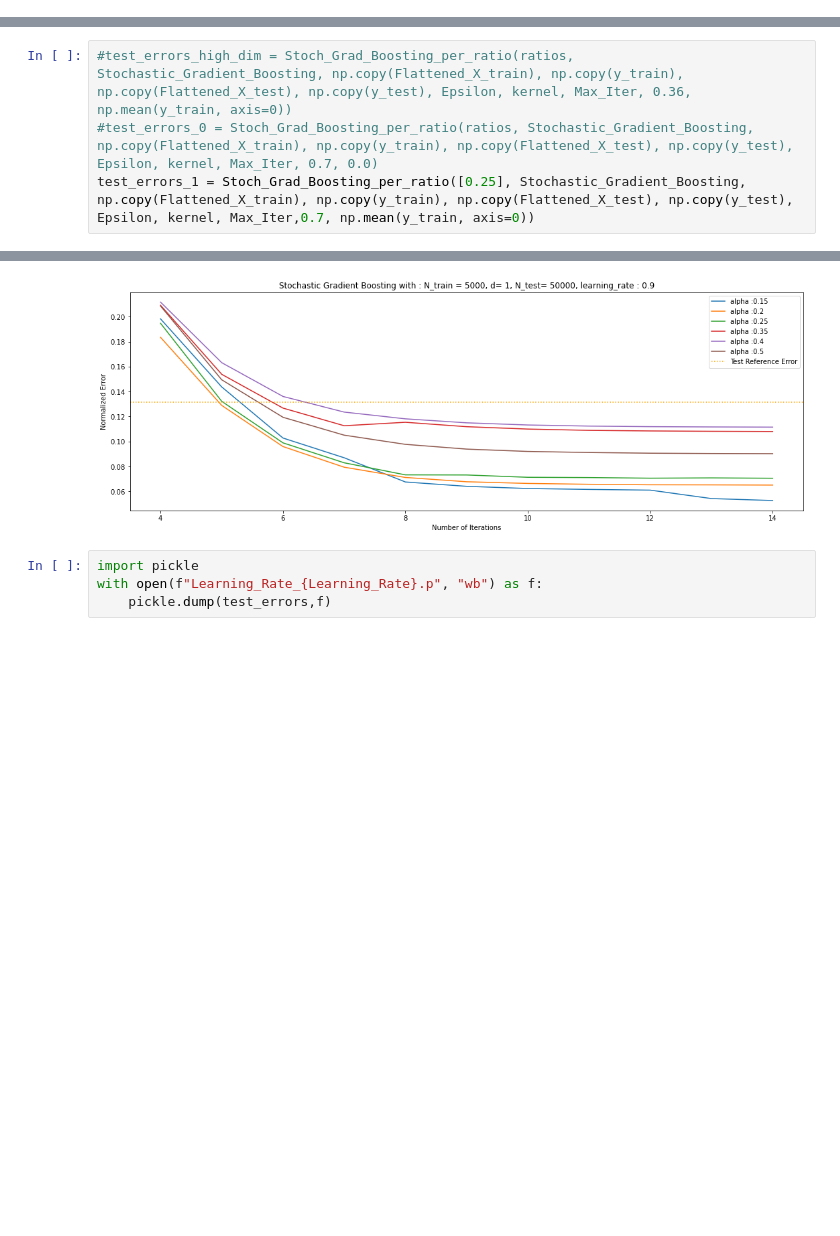
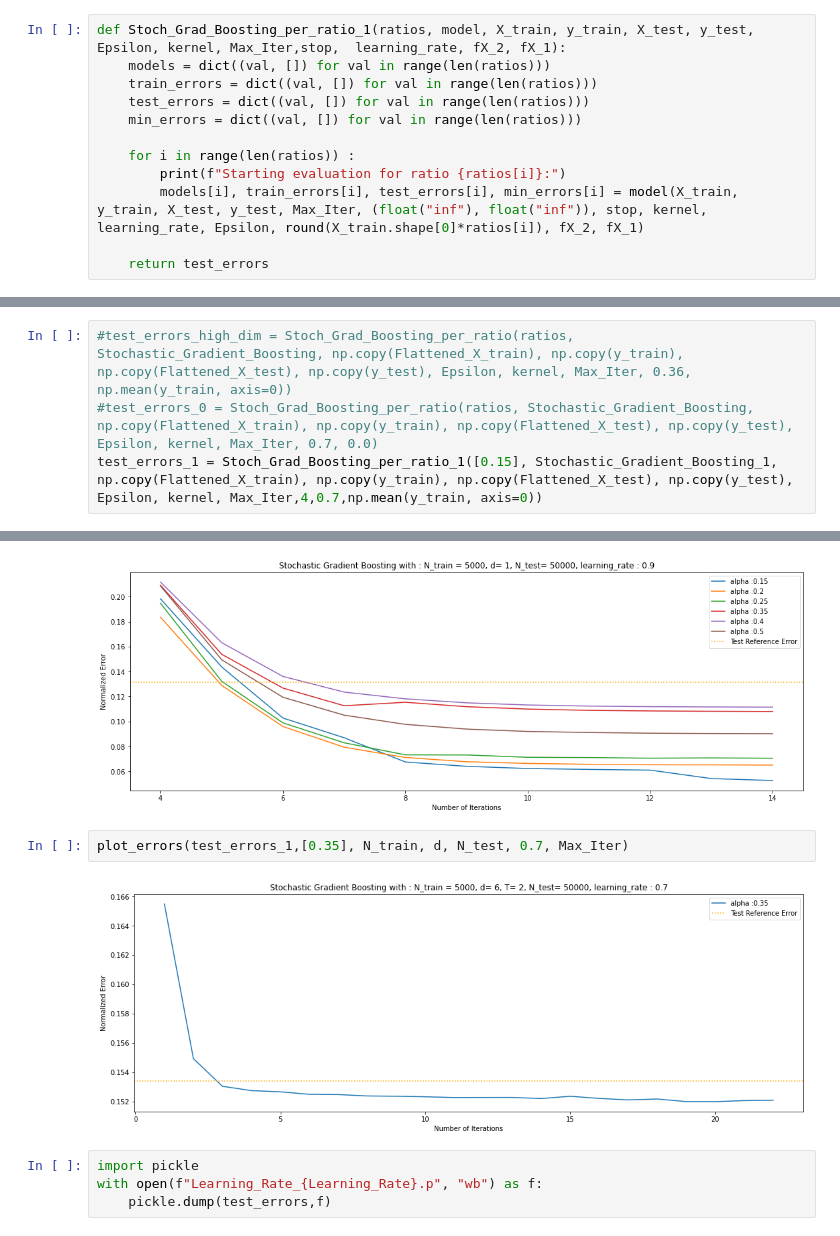
Before and after one commit to tlpss/ML-Project2, a Jupyter notebook: notebooks/#0008_Ensemble_Stochastic_Gradient_Boosting.ipynb, the cells around one changed output, grey strips where cells are left out. Cells and saved outputs as stored; diff of their text form; blank space fills up the shorter version.

```diff
--- a/notebooks/#0008_Ensemble_Stochastic_Gradient_Boosting.ipynb
+++ b/notebooks/#0008_Ensemble_Stochastic_Gradient_Boosting.ipynb
@@ -161 +247,13 @@ def Stochastic_Gradient_Boosting(X_train, y_train, X_test, y_test, Max_Iter, min
+# %%
+def Stoch_Grad_Boosting_per_ratio_1(ratios, model, X_train, y_train, X_test, y_test, Epsilon, kernel, Max_Iter,stop,  learning_rate, fX_2, fX_1):
+    models = dict((val, []) for val in range(len(ratios)))
+    train_errors = dict((val, []) for val in range(len(ratios)))
+    test_errors = dict((val, []) for val in range(len(ratios)))
+    min_errors = dict((val, []) for val in range(len(ratios)))
+
+    for i in range(len(ratios)) :
+        print(f"Starting evaluation for ratio {ratios[i]}:")
+        models[i], train_errors[i], test_errors[i], min_errors[i] = model(X_train, y_train, X_test, y_test, Max_Iter, (float("inf"), float("inf")), stop, kernel, learning_rate, Epsilon, round(X_train.shape[0]*ratios[i]), fX_2, fX_1)
+
+    return test_errors
 # %%
@@ -173,5 +291,5 @@ def Stoch_Grad_Boosting_per_ratio(ratios, model, X_train, y_train, X_test, y_tes
 # %%
 #test_errors_high_dim = Stoch_Grad_Boosting_per_ratio(ratios, Stochastic_Gradient_Boosting, np.copy(Flattened_X_train), np.copy(y_train), np.copy(Flattened_X_test), np.copy(y_test), Epsilon, kernel, Max_Iter, 0.36, np.mean(y_train, axis=0))
 #test_errors_0 = Stoch_Grad_Boosting_per_ratio(ratios, Stochastic_Gradient_Boosting, np.copy(Flattened_X_train), np.copy(y_train), np.copy(Flattened_X_test), np.copy(y_test), Epsilon, kernel, Max_Iter, 0.7, 0.0)
-test_errors_1 = Stoch_Grad_Boosting_per_ratio([0.25], Stochastic_Gradient_Boosting, np.copy(Flattened_X_train), np.copy(y_train), np.copy(Flattened_X_test), np.copy(y_test), Epsilon, kernel, Max_Iter,0.7, np.mean(y_train, axis=0))
+test_errors_1 = Stoch_Grad_Boosting_per_ratio_1([0.15], Stochastic_Gradient_Boosting_1, np.copy(Flattened_X_train), np.copy(y_train), np.copy(Flattened_X_test), np.copy(y_test), Epsilon, kernel, Max_Iter,4,0.7,np.mean(y_train, axis=0))
 # %% [output]
@@ -201,6 +312,10 @@ plot_errors(test_errors_1,ratios, N_train, d, N_test, Learning_Rate, Max_Iter, 0
 # %% [output]
 [figure]
 [figure]
+# %%
+plot_errors(test_errors_1,[0.35], N_train, d, N_test, 0.7, Max_Iter)
+# %% [output]
+[figure, added]
 # %%
 import pickle
 with open(f"Learning_Rate_{Learning_Rate}.p", "wb") as f:
```
Also changed, not shown: parts of 11 cells of this notebook, 5 other files.
